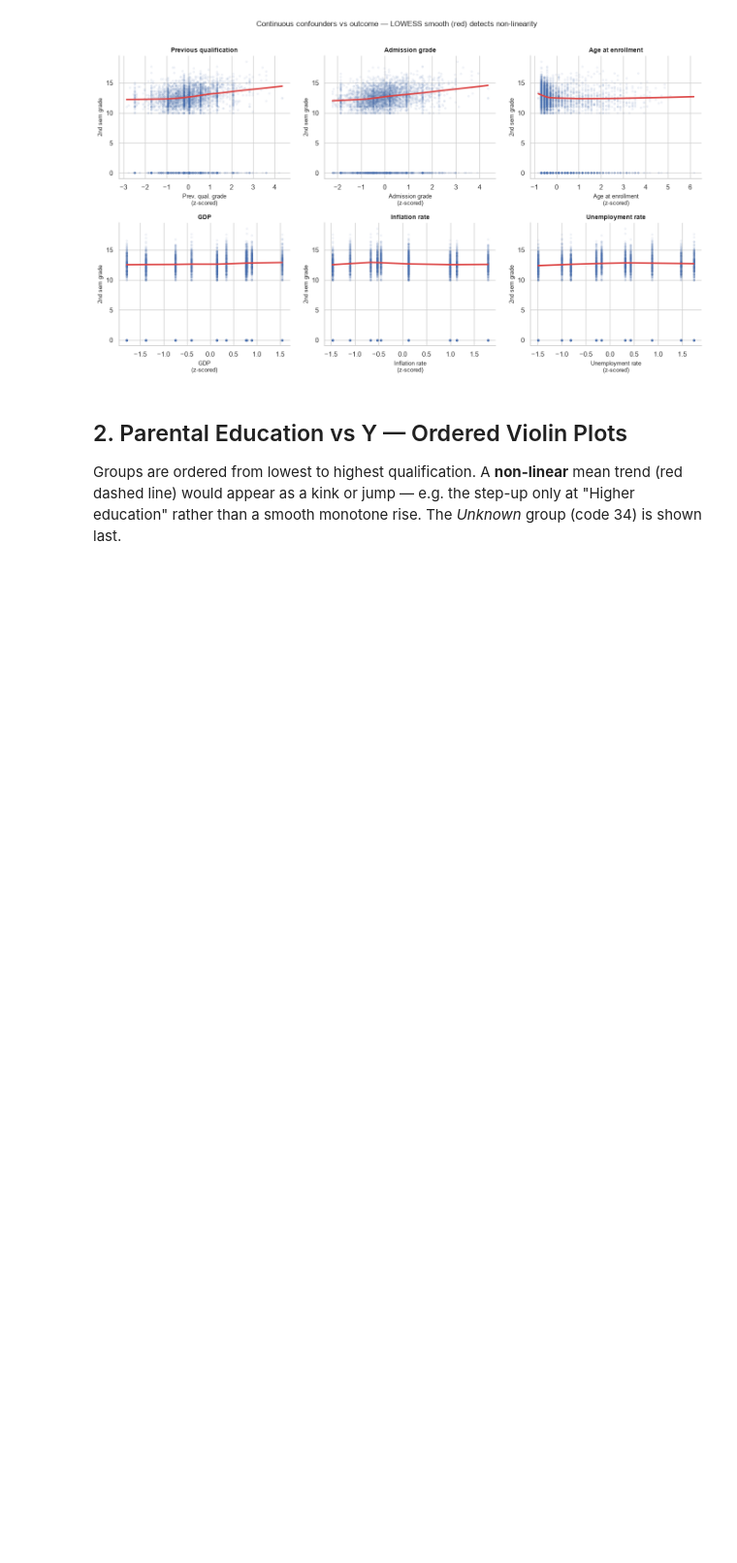
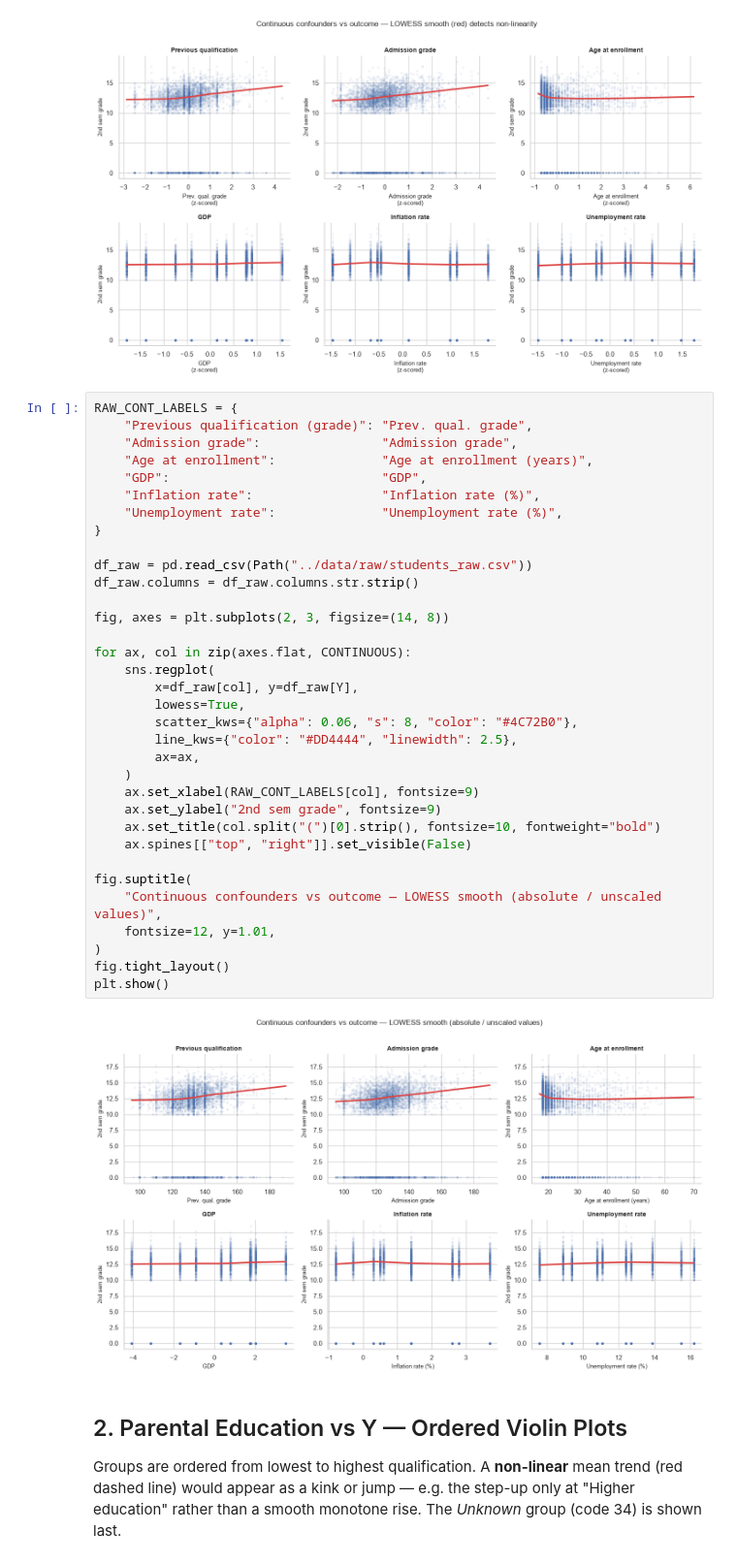
Before and after one commit to FelixZukunft/DML, a Jupyter notebook: dml-scholarship/notebooks/data_viz.ipynb, the cells around one changed output. Shown at 97% size. Drawn from its saved outputs; the diff is of its cells as text; blank space fills up the shorter version.

Commit message:
data viz

```diff
--- a/dml-scholarship/notebooks/data_viz.ipynb
+++ b/dml-scholarship/notebooks/data_viz.ipynb
@@ -134,6 +134,42 @@ fig.tight_layout()
 plt.show()
 # %% [output]
 [figure]
+# %%
+RAW_CONT_LABELS = {
+    "Previous qualification (grade)": "Prev. qual. grade",
+    "Admission grade":                "Admission grade",
+    "Age at enrollment":              "Age at enrollment (years)",
+    "GDP":                            "GDP",
+    "Inflation rate":                 "Inflation rate (%)",
+    "Unemployment rate":              "Unemployment rate (%)",
+}
+
+df_raw = pd.read_csv(Path("../data/raw/students_raw.csv"))
+df_raw.columns = df_raw.columns.str.strip()
+
+fig, axes = plt.subplots(2, 3, figsize=(14, 8))
+
+for ax, col in zip(axes.flat, CONTINUOUS):
+    sns.regplot(
+        x=df_raw[col], y=df_raw[Y],
+        lowess=True,
+        scatter_kws={"alpha": 0.06, "s": 8, "color": "#4C72B0"},
+        line_kws={"color": "#DD4444", "linewidth": 2.5},
+        ax=ax,
+    )
+    ax.set_xlabel(RAW_CONT_LABELS[col], fontsize=9)
+    ax.set_ylabel("2nd sem grade", fontsize=9)
+    ax.set_title(col.split("(")[0].strip(), fontsize=10, fontweight="bold")
+    ax.spines[["top", "right"]].set_visible(False)
+
+fig.suptitle(
+    "Continuous confounders vs outcome — LOWESS smooth (absolute / unscaled values)",
+    fontsize=12, y=1.01,
+)
+fig.tight_layout()
+plt.show()
+# %% [output]
+[figure, added]
 # %% [markdown]
 ## 2. Parental Education vs Y — Ordered Violin Plots
 
```
Also changed, not shown: parts of 1 cell of this notebook.
